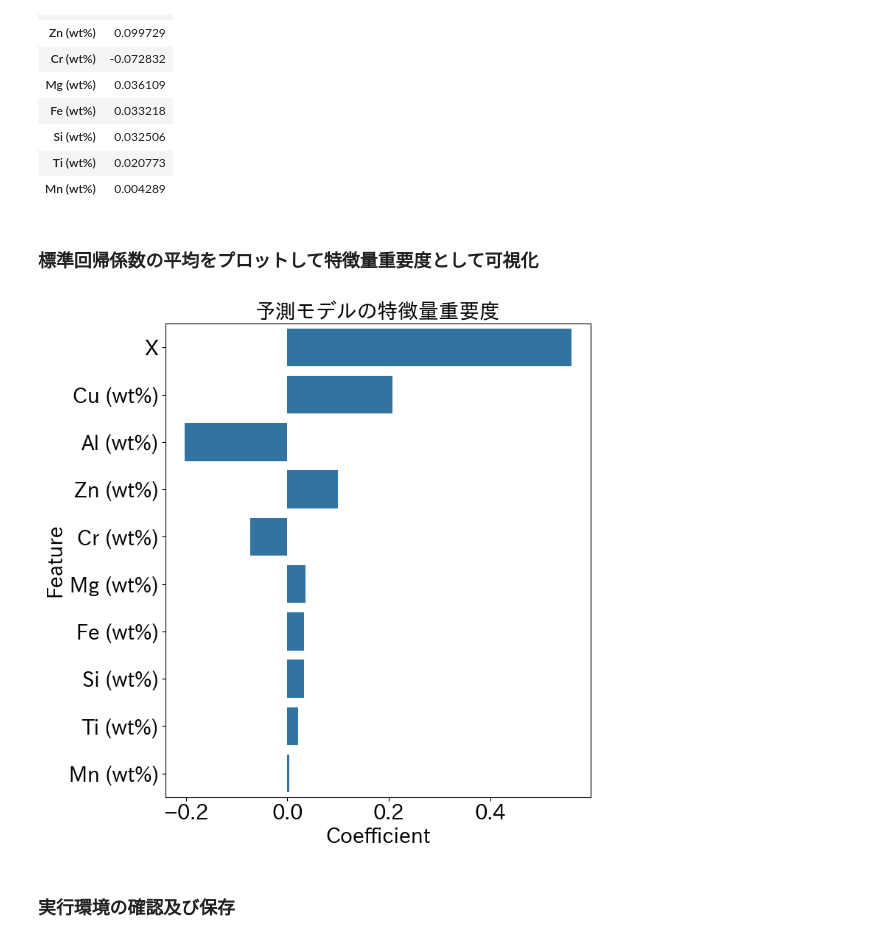
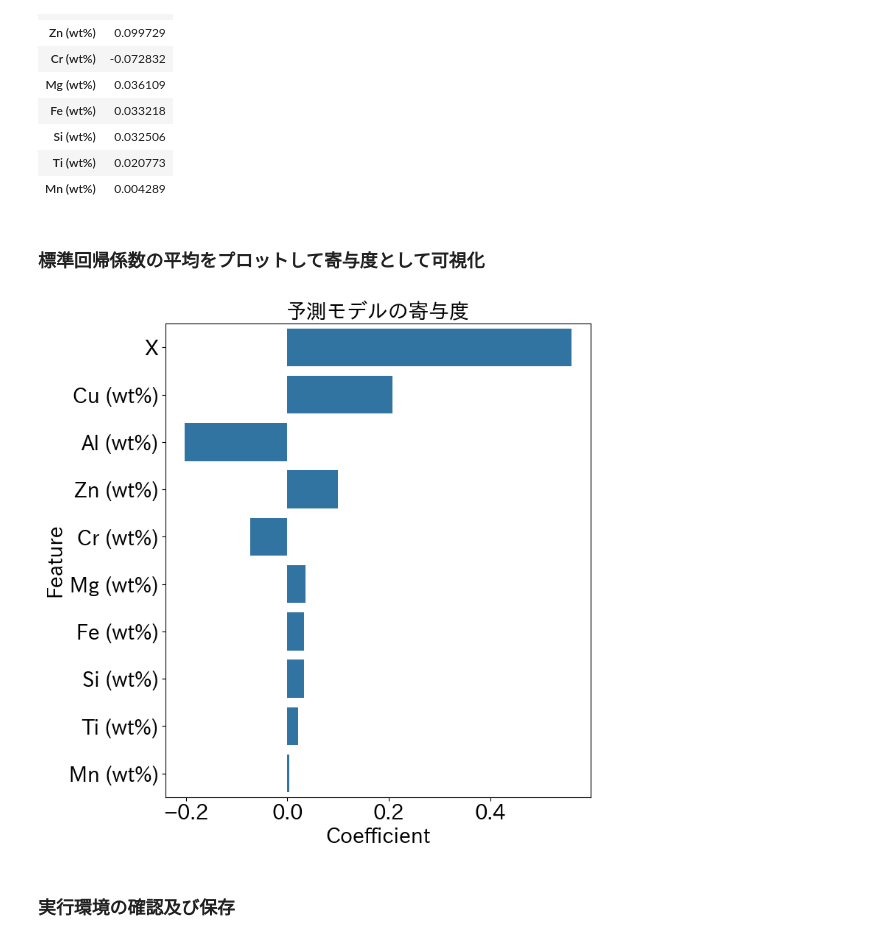
Before and after one commit to mipypf/scej-mi, a Jupyter notebook: scej_mi_chapter10.ipynb, the cells around one changed output. Saved outputs shown, nothing was run; the diff lists cells and outputs as text; code cells hidden in the pictures.

```diff
--- a/scej_mi_chapter10.ipynb
+++ b/scej_mi_chapter10.ipynb
@@ -450,16 +450,16 @@ coef_df
 | Ti (wt%) | 0.020773 |
 | Mn (wt%) | 0.004289 |
 # %% [markdown]
-### 標準回帰係数の平均をプロットして特徴量重要度として可視化
+### 標準回帰係数の平均をプロットして寄与度として可視化
 # %%
 plt.figure(figsize=(8, 8))
 sns.barplot(data=coef_df, x="coef", y=coef_df.index)
-plt.title("予測モデルの特徴量重要度")
+plt.title("予測モデルの寄与度")
 plt.xlabel("Coefficient")
 plt.ylabel("Feature")
 plt.tight_layout()
 # %% [output]
-[figure, old version]
+[figure, new version]
 # %% [markdown]
 ### 実行環境の確認及び保存
 # %%
```
